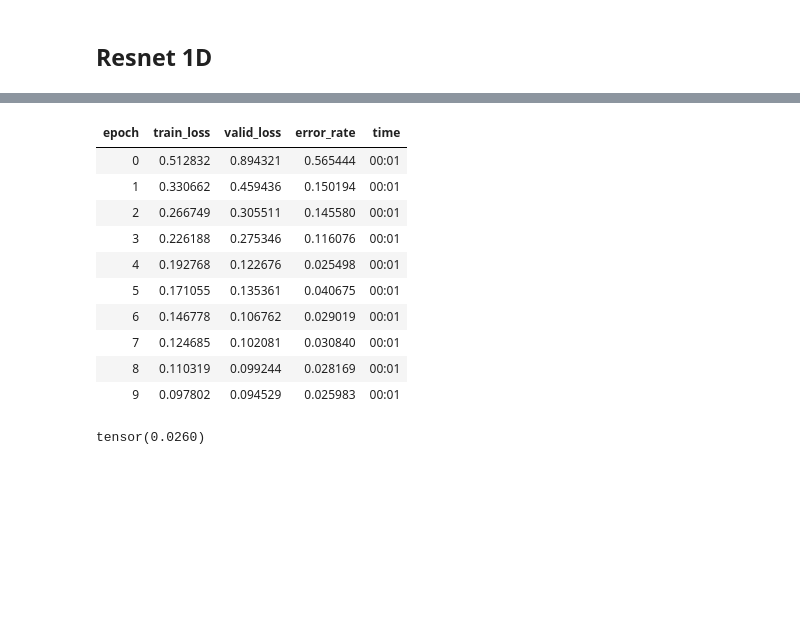
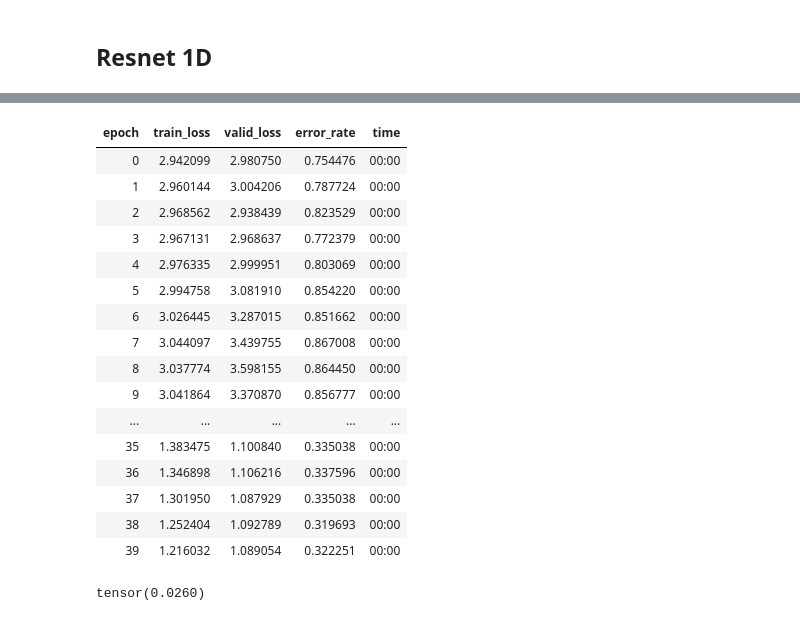
Before and after one commit to tcapelle/timeseries_fastai, a Jupyter notebook: 01_adiac.ipynb, the cells around one changed output, grey strips where cells are left out. Cells and saved outputs as stored; diff of their text form; code cells hidden in the pictures; blank space fills up the shorter version.

```diff
--- a/01_adiac.ipynb
+++ b/01_adiac.ipynb
@@ -72,7 +75,7 @@ x_train.shape, x_test.shape
 # %%
 tr_ds, val_ds = to_TDS(x_train, y_train), to_TDS(x_test, y_test)
 # %%
-db = create_databunch(tr_ds, val_ds, 64)
+db = create_databunch(tr_ds, val_ds, 128)
 # %% [markdown]
 Testing dims at input/output
 # %%
@@ -84,7 +87,7 @@ tx.shape, ty.shape
 # %% [markdown]
 ## Resnet 1D
 # %%
-model = create_resnet(1, num_classes); model
+model = create_resnet(1, num_classes, conv_sizes=[64, 128, 256], stride=1); model
 # %% [output]
 Sequential(
   (0): Sequential(
@@ -118,17 +139,23 @@ LR Finder is complete, type {learner_name}.recorder.plot() to see the graph.
 # %%
-learn_res.fit_one_cycle(10, 1e-3)
+learn_res.fit_one_cycle(40, 1e-2)
 # %% [output]
 | epoch | train_loss | valid_loss | error_rate | time |
-| 0 | 0.512832 | 0.894321 | 0.565444 | 00:01 |
-| 1 | 0.330662 | 0.459436 | 0.150194 | 00:01 |
-| 2 | 0.266749 | 0.305511 | 0.145580 | 00:01 |
-| 3 | 0.226188 | 0.275346 | 0.116076 | 00:01 |
-| 4 | 0.192768 | 0.122676 | 0.025498 | 00:01 |
-| 5 | 0.171055 | 0.135361 | 0.040675 | 00:01 |
-| 6 | 0.146778 | 0.106762 | 0.029019 | 00:01 |
-| 7 | 0.124685 | 0.102081 | 0.030840 | 00:01 |
-| 8 | 0.110319 | 0.099244 | 0.028169 | 00:01 |
-| 9 | 0.097802 | 0.094529 | 0.025983 | 00:01 |
+| 0 | 2.942099 | 2.980750 | 0.754476 | 00:00 |
+| 1 | 2.960144 | 3.004206 | 0.787724 | 00:00 |
+| 2 | 2.968562 | 2.938439 | 0.823529 | 00:00 |
+| 3 | 2.967131 | 2.968637 | 0.772379 | 00:00 |
+| 4 | 2.976335 | 2.999951 | 0.803069 | 00:00 |
+| 5 | 2.994758 | 3.081910 | 0.854220 | 00:00 |
+| 6 | 3.026445 | 3.287015 | 0.851662 | 00:00 |
+| 7 | 3.044097 | 3.439755 | 0.867008 | 00:00 |
+| 8 | 3.037774 | 3.598155 | 0.864450 | 00:00 |
+| 9 | 3.041864 | 3.370870 | 0.856777 | 00:00 |
+| ... | ... | ... | ... | ... |
+| 35 | 1.383475 | 1.100840 | 0.335038 | 00:00 |
+| 36 | 1.346898 | 1.106216 | 0.337596 | 00:00 |
+| 37 | 1.301950 | 1.087929 | 0.335038 | 00:00 |
+| 38 | 1.252404 | 1.092789 | 0.319693 | 00:00 |
+| 39 | 1.216032 | 1.089054 | 0.322251 | 00:00 |
 # %%
 p, t = learn_res.get_preds()
 # %%
```
Also changed, not shown: parts of 6 cells of this notebook, 2 other files.
